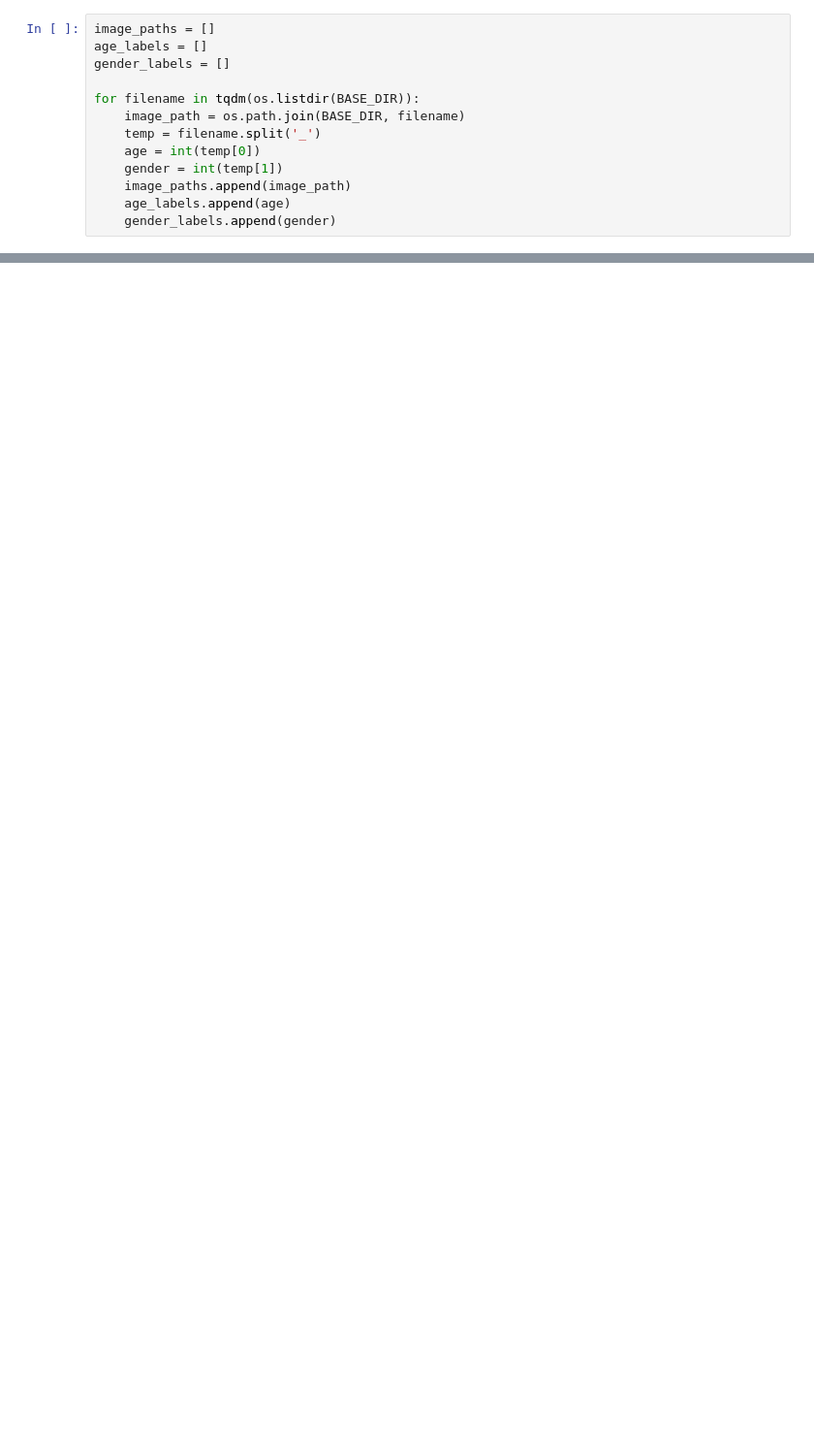
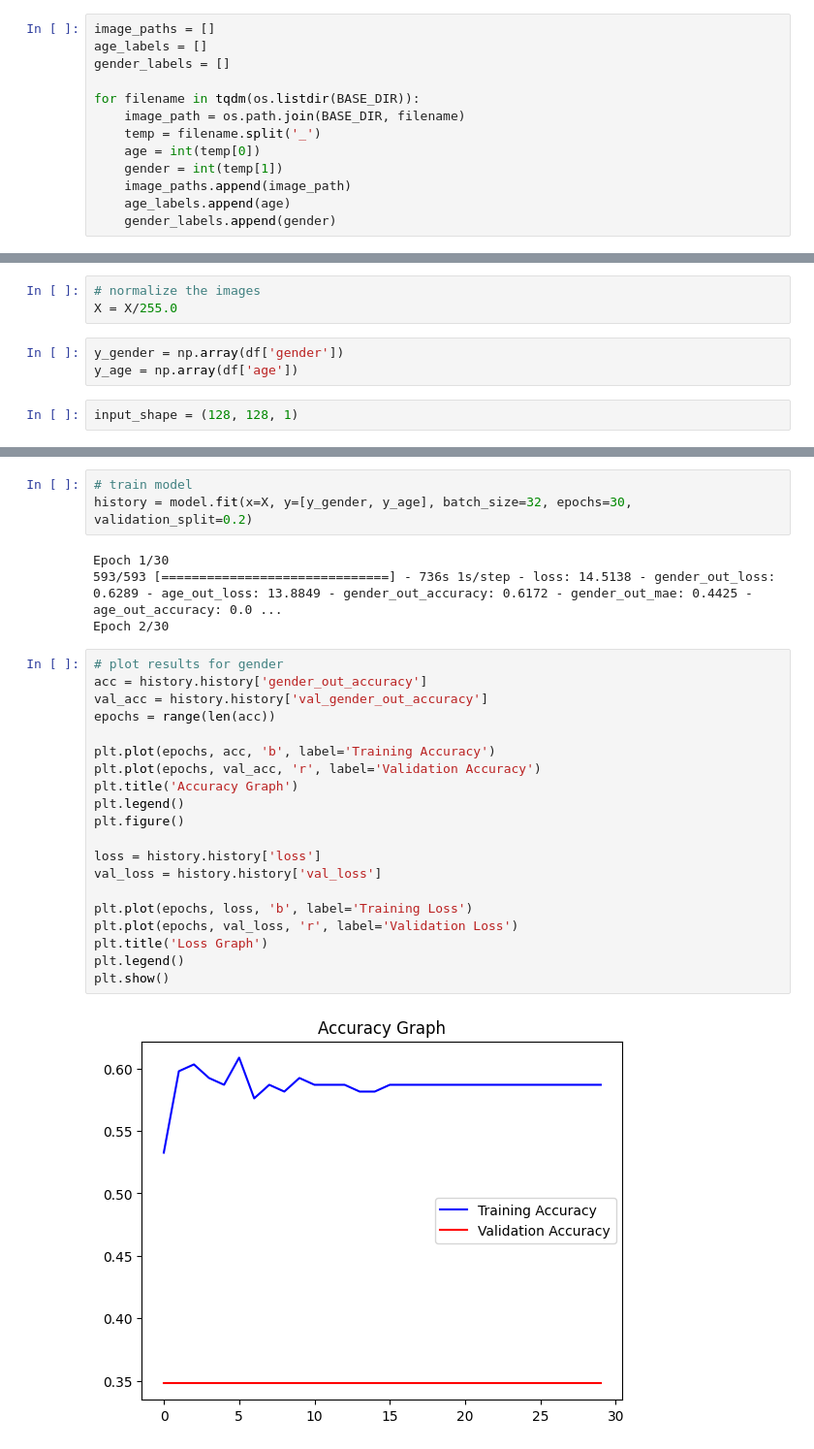
Before and after one commit to f247805/DeepLearning, a Jupyter notebook: DeepLearningProject.ipynb, the cells around one changed output, grey strips where cells are left out. Shown at 97% size. Drawn from its saved outputs; the diff is of its cells as text; blank space fills up the shorter version.

```diff
--- a/DeepLearningProject.ipynb
+++ b/DeepLearningProject.ipynb
@@ -43,0 +104,8 @@ unzip:  cannot find zipfile directory in one of /content/dataset/archive (3).zip
+# %%
+# normalize the images
+X = X/255.0
+# %%
+y_gender = np.array(df['gender'])
+y_age = np.array(df['age'])
+# %%
+input_shape = (128, 128, 1)
@@ -43,0 +143,29 @@ unzip:  cannot find zipfile directory in one of /content/dataset/archive (3).zip
+# %%
+# train model
+history = model.fit(x=X, y=[y_gender, y_age], batch_size=32, epochs=30, validation_split=0.2)
+# %% [output]
+Epoch 1/30
+593/593 [==============================] - 736s 1s/step - loss: 14.5138 - gender_out_loss: 0.6289 - age_out_loss: 13.8849 - gender_out_accuracy: 0.6172 - gender_out_mae: 0.4425 - age_out_accuracy: 0.0 ...
+Epoch 2/30
+# %%
+# plot results for gender
+acc = history.history['gender_out_accuracy']
+val_acc = history.history['val_gender_out_accuracy']
+epochs = range(len(acc))
+
+plt.plot(epochs, acc, 'b', label='Training Accuracy')
+plt.plot(epochs, val_acc, 'r', label='Validation Accuracy')
+plt.title('Accuracy Graph')
+plt.legend()
+plt.figure()
+
+loss = history.history['loss']
+val_loss = history.history['val_loss']
+
+plt.plot(epochs, loss, 'b', label='Training Loss')
+plt.plot(epochs, val_loss, 'r', label='Validation Loss')
+plt.title('Loss Graph')
+plt.legend()
+plt.show()
+# %% [output]
+[figure, added]
```
Also changed, not shown: parts of 15 cells of this notebook.
